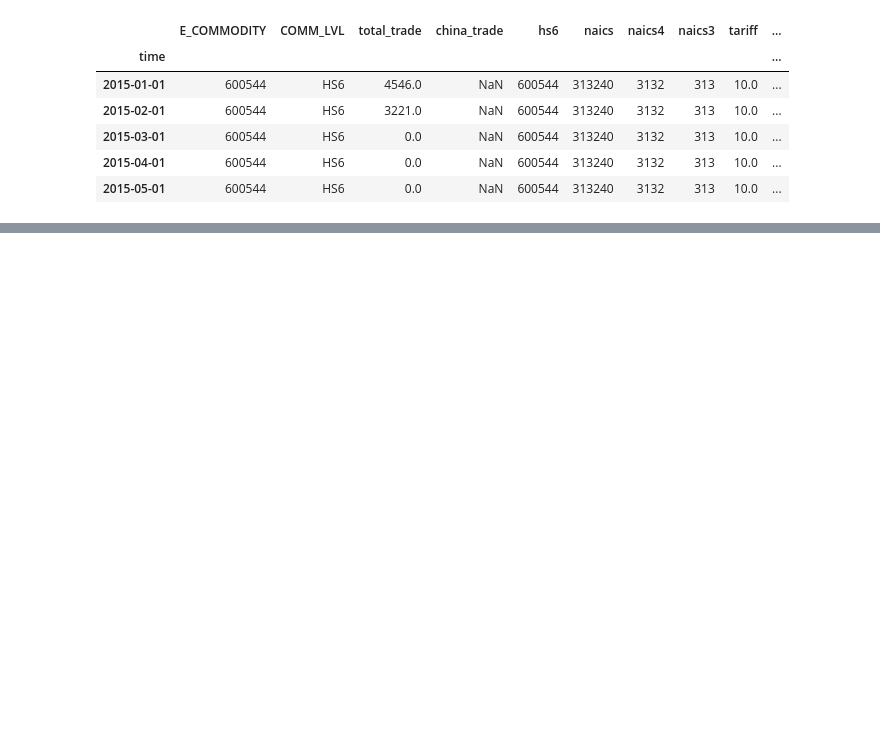
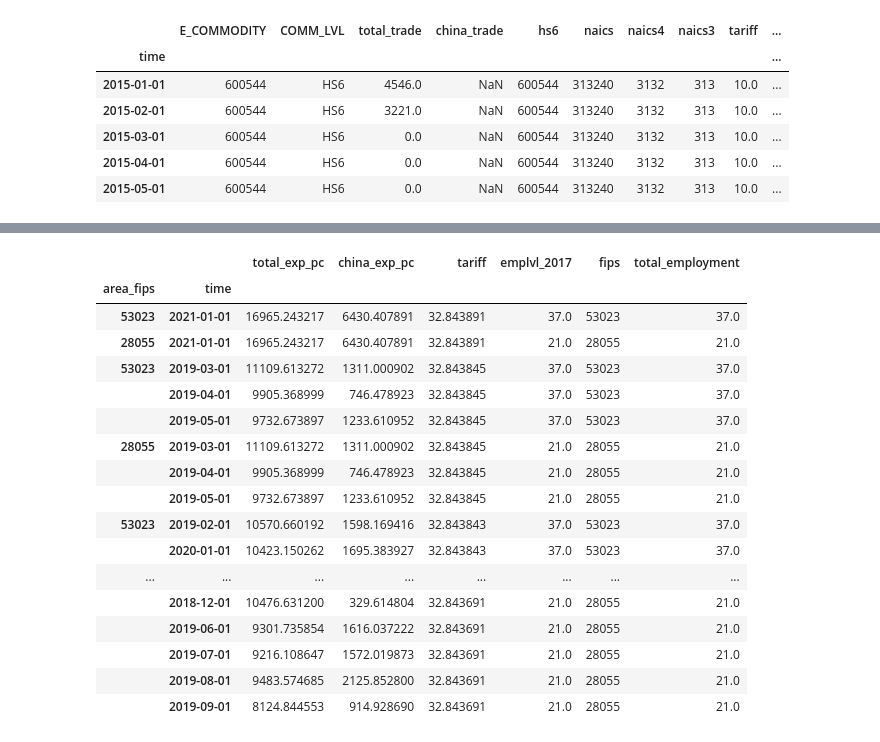
Before and after one commit to JayChang426/Pandas-to-STATA, a Jupyter notebook: countylevel_tariffs_and_exports.ipynb, the cells around one changed output, grey strips where cells are left out. Saved outputs shown, nothing was run; the diff lists cells and outputs as text; code cells hidden in the pictures; blank space fills up the shorter version.

```diff
--- a/countylevel_tariffs_and_exports.ipynb
+++ b/countylevel_tariffs_and_exports.ipynb
@@ -602,2 +610,15 @@ exp_trf_bynaics
 # %%
 exp_trf_bynaics.to_csv("/Users/changjay/Desktop/Pandas-to-STATA Project/countylevel_tariffs_and_exports/step4_pandas.csv")
+# %%
+# These two rows make no difference
+exp_trf_bynaics["time"] = exp_trf_bynaics.index.get_level_values(0)
+exp_trf_bynaics = exp_trf_bynaics.droplevel(level=0)
+# %%
+print("")
+print("**********************************************************************************")
+print("Constructing County-Level Tariffs and Exports")
+print("")
+
+grp = df_county.groupby("area_fips") # This creates groups at the county level.
+
+grp.get_group("1001").head() # Let's just look at one of the groups...
@@ -603,0 +719,10 @@ exp_trf_bynaics.to_csv("/Users/changjay/Desktop/Pandas-to-STATA Project/countyle
+# %%
+# One more adjustment
+trade_county["tariff"] = (trade_county["emplvl_2017"]/
+                              trade_county["total_employment"])*trade_county["tariff"]
+
+trade_county["china_exp_pc"] = (trade_county["emplvl_2017"]/
+                                    trade_county["total_employment"])*trade_county["china_exp_pc"]
+
+trade_county["total_exp_pc"] = (trade_county["emplvl_2017"]/
+                                    trade_county["total_employment"])*trade_county["total_exp_pc"]
@@ -603,0 +739,21 @@ exp_trf_bynaics.to_csv("/Users/changjay/Desktop/Pandas-to-STATA Project/countyle
+# %%
+trade_county.sort_values(by = ["tariff","emplvl_2017"], ascending = False).head(50)
+# %% [output]
+|  |  | total_exp_pc | china_exp_pc | tariff | emplvl_2017 | fips | total_employment |
+| area_fips | time |  |  |  |  |  |  |
+| 53023 | 2021-01-01 | 16965.243217 | 6430.407891 | 32.843891 | 37.0 | 53023 | 37.0 |
+| 28055 | 2021-01-01 | 16965.243217 | 6430.407891 | 32.843891 | 21.0 | 28055 | 21.0 |
+| 53023 | 2019-03-01 | 11109.613272 | 1311.000902 | 32.843845 | 37.0 | 53023 | 37.0 |
+|  | 2019-04-01 | 9905.368999 | 746.478923 | 32.843845 | 37.0 | 53023 | 37.0 |
+|  | 2019-05-01 | 9732.673897 | 1233.610952 | 32.843845 | 37.0 | 53023 | 37.0 |
+| 28055 | 2019-03-01 | 11109.613272 | 1311.000902 | 32.843845 | 21.0 | 28055 | 21.0 |
+|  | 2019-04-01 | 9905.368999 | 746.478923 | 32.843845 | 21.0 | 28055 | 21.0 |
+|  | 2019-05-01 | 9732.673897 | 1233.610952 | 32.843845 | 21.0 | 28055 | 21.0 |
+| 53023 | 2019-02-01 | 10570.660192 | 1598.169416 | 32.843843 | 37.0 | 53023 | 37.0 |
+|  | 2020-01-01 | 10423.150262 | 1695.383927 | 32.843843 | 37.0 | 53023 | 37.0 |
+| ... | ... | ... | ... | ... | ... | ... | ... |
+|  | 2018-12-01 | 10476.631200 | 329.614804 | 32.843691 | 21.0 | 28055 | 21.0 |
+|  | 2019-06-01 | 9301.735854 | 1616.037222 | 32.843691 | 21.0 | 28055 | 21.0 |
+|  | 2019-07-01 | 9216.108647 | 1572.019873 | 32.843691 | 21.0 | 28055 | 21.0 |
+|  | 2019-08-01 | 9483.574685 | 2125.852800 | 32.843691 | 21.0 | 28055 | 21.0 |
+|  | 2019-09-01 | 8124.844553 | 914.928690 | 32.843691 | 21.0 | 28055 | 21.0 |
```
Also changed, not shown: parts of 23 cells of this notebook, 4 other files.
